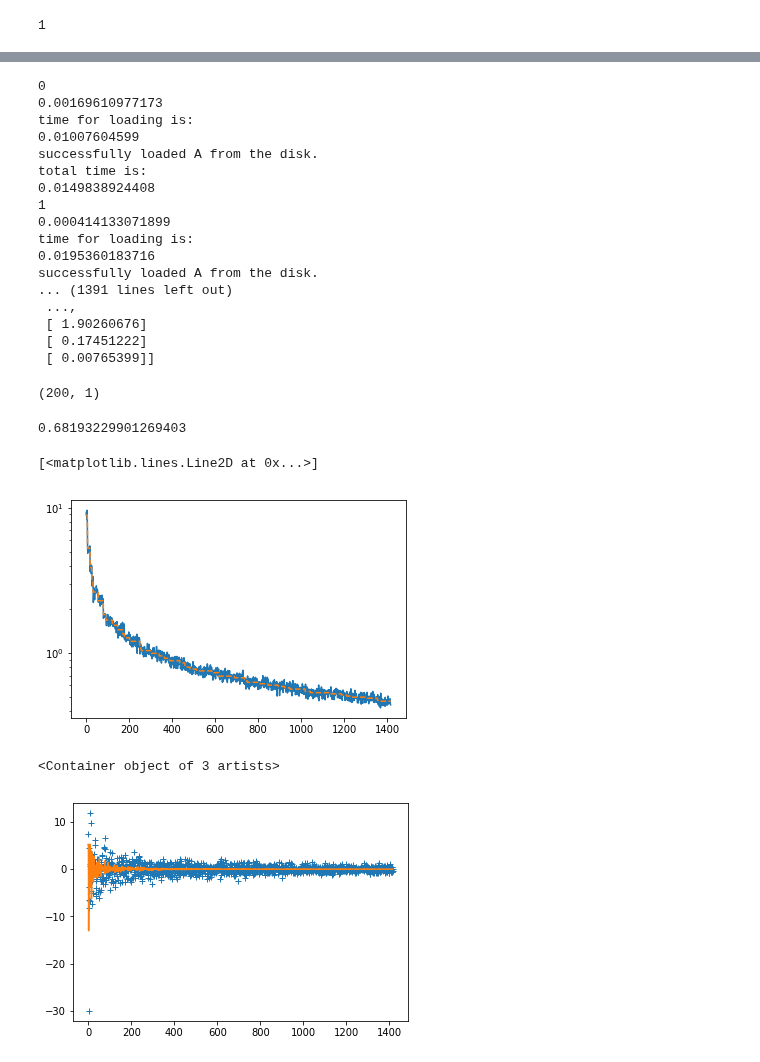
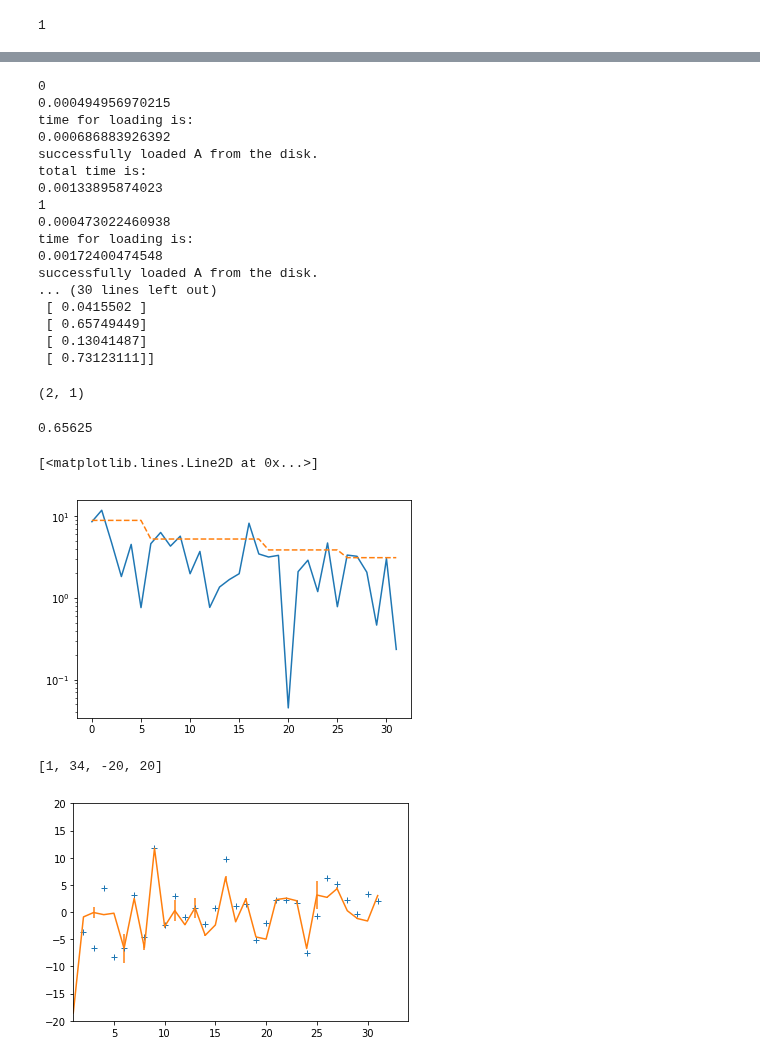
Before and after one commit to LaurencePeanuts/Music, a Jupyter notebook: Scripts/Coverage_prob_tests.ipynb, the cells around one changed output, grey strips where cells are left out. Cells and saved outputs as stored; diff of their text form; code cells hidden in the pictures.

```diff
--- a/Scripts/Coverage_prob_tests.ipynb
+++ b/Scripts/Coverage_prob_tests.ipynb
@@ -10,7 +10,7 @@ import matplotlib.pyplot as plt
 # %%
 beatbox.You.create_original_Universe()
 # %%
-numreal = 200
+numreal = 2
 
 for i in range(numreal):
     beatbox.You.initiate_simulated_universe()
@@ -34,0 +28,2 @@ Generated  1418  potential Fourier coefficients
+# %%
+We = beatbox.Universe()
@@ -70,10 +77,10 @@ for i in range(numreal):
         ordered_inds_largenmax = beatbox.You.all_simulated_universes[i].get_ordered_fn_indices()
         ordered_inds_smallnmax = beatbox.You.all_data_universes[i].get_ordered_fn_indices()
 
-    true_fns = beatbox.You.all_simulated_universes[i].fn.reshape(-1,1)
-    rec_fns = beatbox.You.all_data_universes[i].fn.reshape(-1,1)
+    true_fns = beatbox.You.all_simulated_universes[i].fn[ordered_inds_smallnmax].reshape(-1,1)
+    rec_fns = beatbox.You.all_data_universes[i].fn[ordered_inds_smallnmax].reshape(-1,1)
     abs_diff = np.abs(true_fns - rec_fns)
-    err_sig = np.sqrt(np.diag(beatbox.You.inv_A))
+    err_sig = np.sqrt(np.diag(beatbox.You.inv_A)[ordered_inds_smallnmax])
     diff_sigma = np.divide(abs_diff.reshape(-1,1) , err_sig.reshape(-1,1) ).reshape(-1,1)
     cov_frac[i,0] = np.double(np.sum(diff_sigma<=1)) / np.double(len(diff_sigma))
     #np.savetxt( "/Users/yashar/GravIT/Cycle_4_analysis/data/noise_" + str("%0.03d" % i) + ".txt", noise_realization)
@@ -84,29 +91,29 @@ for i in range(numreal):
 print diff_sigma
 # %% [output]
 0
-0.00169610977173
+0.000494956970215
 time for loading is:
-0.01007604599
+0.000686883926392
 successfully loaded A from the disk.
 total time is:
-0.0149838924408
+0.00133895874023
 1
-0.000414133071899
+0.000473022460938
 time for loading is:
-0.0195360183716
+0.00172400474548
 successfully loaded A from the disk.
-... (1391 lines left out)
- ...,
- [ 1.90260676]
- [ 0.17451222]
- [ 0.00765399]]
+... (30 lines left out)
+ [ 0.0415502 ]
+ [ 0.65749449]
+ [ 0.13041487]
+ [ 0.73123111]]
 # %%
 print cov_frac.shape
 np.mean(cov_frac)
 # print cov_frac
 # %% [output]
-(200, 1)
+(2, 1)
-0.68193229901269403
+0.65625
 # %%
 # Check calculated k covariance from samples, against prior covariance matrix
 numCp = np.zeros(len(beatbox.You.all_simulated_universes[0].fn))
@@ -118,16 +125,16 @@ plt.semilogy(numCp[ordered_inds_smallnmax])
 plt.semilogy(1/np.sqrt(np.diag(beatbox.You.inv_Cf)[ordered_inds_smallnmax]),'--')
 # %% [output]
 [<matplotlib.lines.Line2D at 0x...>]
-[figure, old version]
+[figure, new version]
 # %%
 plt.plot(beatbox.You.all_simulated_universes[0].fn[ordered_inds_smallnmax],' +')
 err_sig = np.sqrt(np.diag(beatbox.You.inv_A[ordered_inds_smallnmax]))
 beatbox.You.all_data_universes[0].fn.shape
 plt.errorbar(np.arange(0,len(beatbox.You.all_data_universes[0].fn[ordered_inds_smallnmax])).reshape(-1,1) , beatbox.You.all_data_universes[0].fn[ordered_inds_smallnmax].reshape(-1,1) , yerr = err_sig.reshape(-1,1))
-# plt.axis([1 ,34, -20, 20])
+plt.axis([1 ,34, -20, 20])
 # %% [output]
-<Container object of 3 artists>
+[1, 34, -20, 20]
-[figure, old version]
+[figure, new version]
 # %%
 # test that the noise covariance matrix is correct
 datamap = np.zeros((numreal,24))
```
Also changed, not shown: parts of 6 cells of this notebook, 3 other files.
